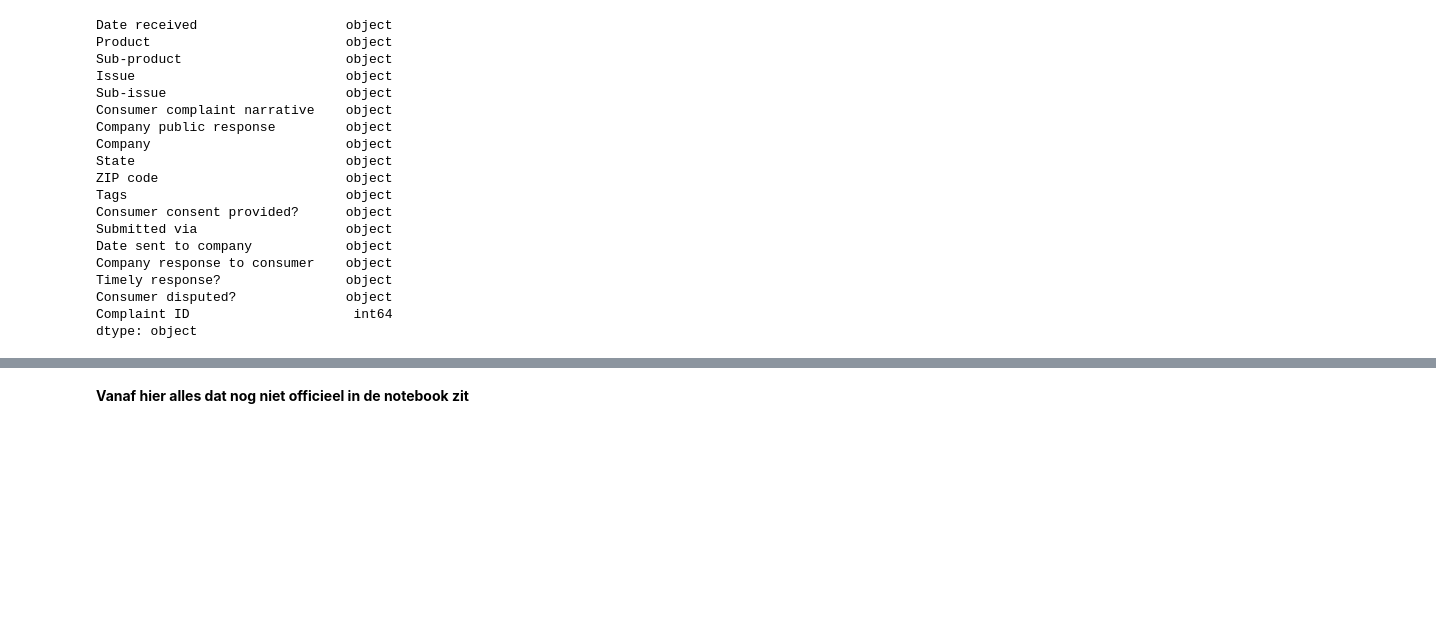
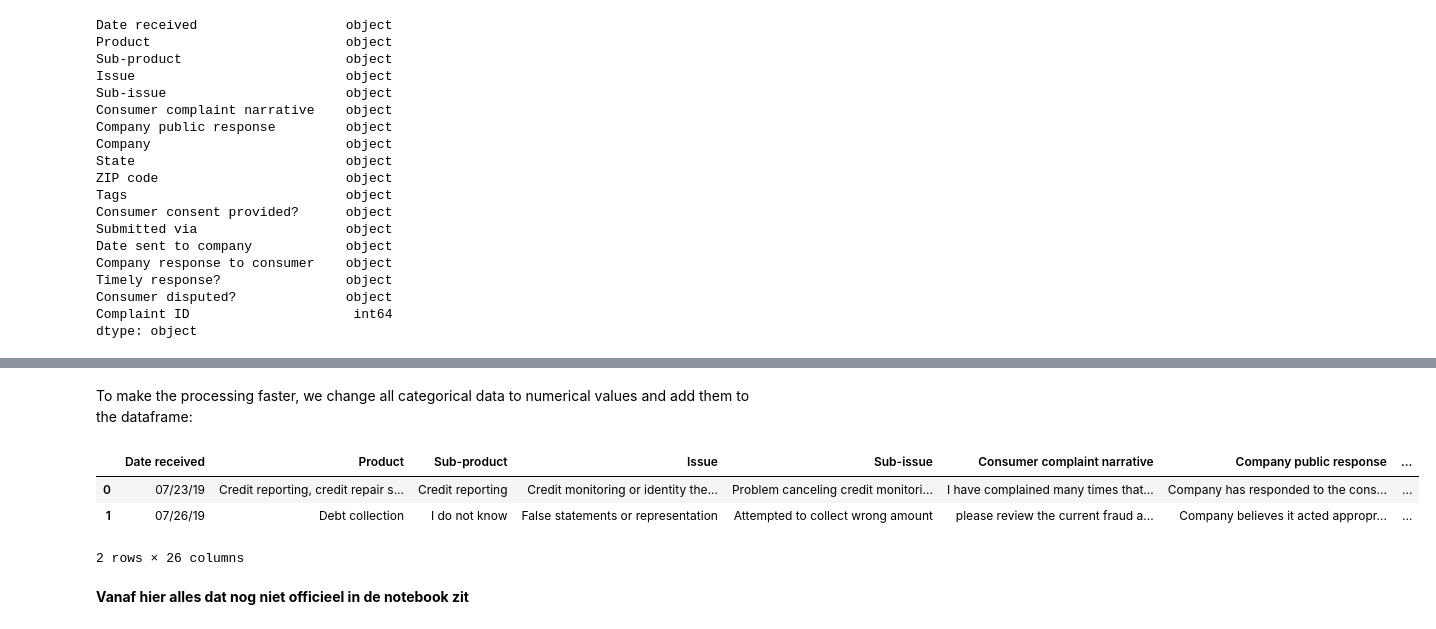
Before and after one commit to ManuSchoenmakers/MachineLearningComplaints, a Jupyter notebook: ProjectSprint1.ipynb, the cells around one changed output, grey strips where cells are left out. Cells and saved outputs as stored; diff of their text form; code cells hidden in the pictures; blank space fills up the shorter version.

Commit message:
Categorische data omzetten naar numerieke waarden voor sneller processen

```diff
--- a/ProjectSprint1.ipynb
+++ b/ProjectSprint1.ipynb
@@ -45,3 +60,20 @@ dtype: object
+# %% [markdown]
+To make the processing faster, we change all categorical data to numerical values and add them to the dataframe:
+# %%
+data["num_Product"] = data["Product"].astype("category").cat.codes
+data["num_Sub-product"] = data["Sub-product"].astype("category").cat.codes
+data["num_Issue"] = data["Issue"].astype("category").cat.codes
+data["num_Sub-issue"] = data["Sub-issue"].astype("category").cat.codes
+data["num_Company"] = data["Company"].astype("category").cat.codes
+data["num_State"] = data["State"].astype("category").cat.codes
+data["num_Submitted via"] = data["Submitted via"].astype("category").cat.codes
+data["num_Company response to consumer"] = data["Company response to consumer"].astype("category").cat.codes
+data.head(2)
+# %% [output]
+|  | Date received | Product | Sub-product | Issue | Sub-issue | Consumer complaint narrative | Company public response | ... |
+| 0 | 07/23/19 | Credit reporting, credit repair s... | Credit reporting | Credit monitoring or identity the... | Problem canceling credit monitori... | I have complained many times that... | Company has responded to the cons... | ... |
+| 1 | 07/26/19 | Debt collection | I do not know | False statements or representation | Attempted to collect wrong amount | please review the current fraud a... | Company believes it acted appropr... | ... |
+2 rows × 26 columns
 # %% [markdown]
 <b>Vanaf hier alles dat nog niet officieel in de notebook zit<b>
 # %% [markdown]
```
Also changed, not shown: parts of 4 cells of this notebook.
